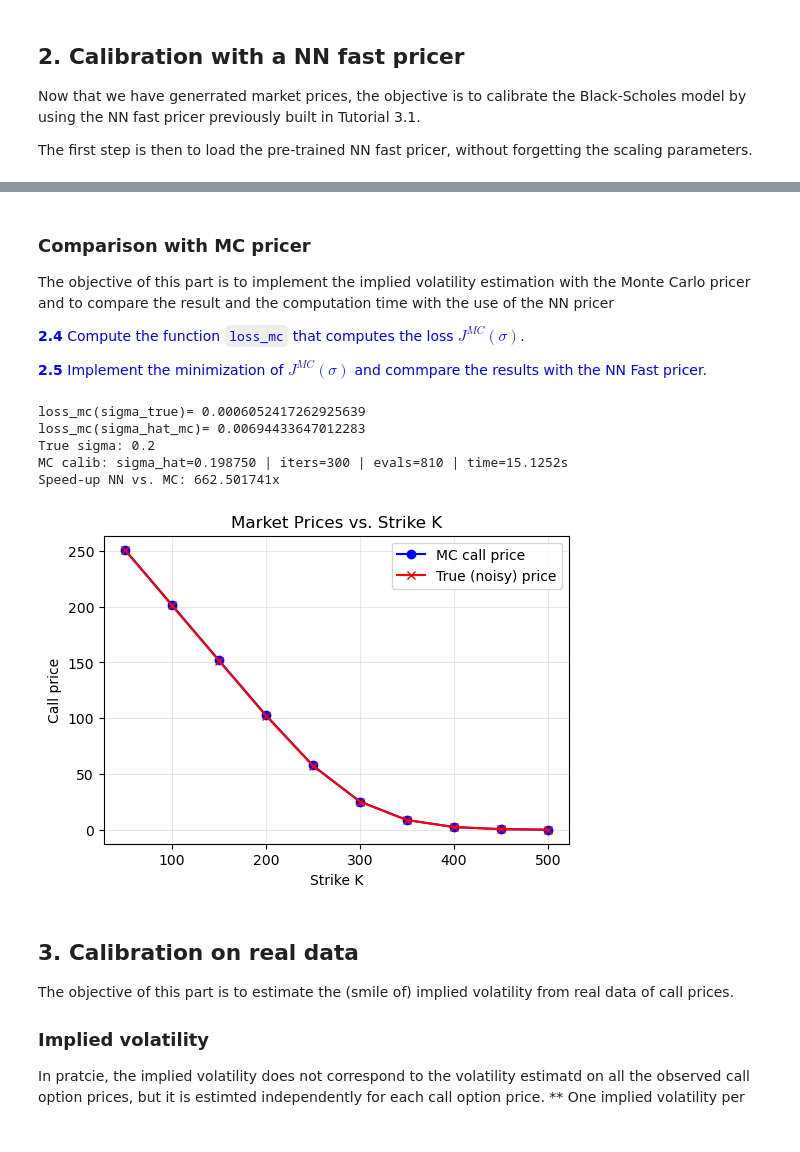
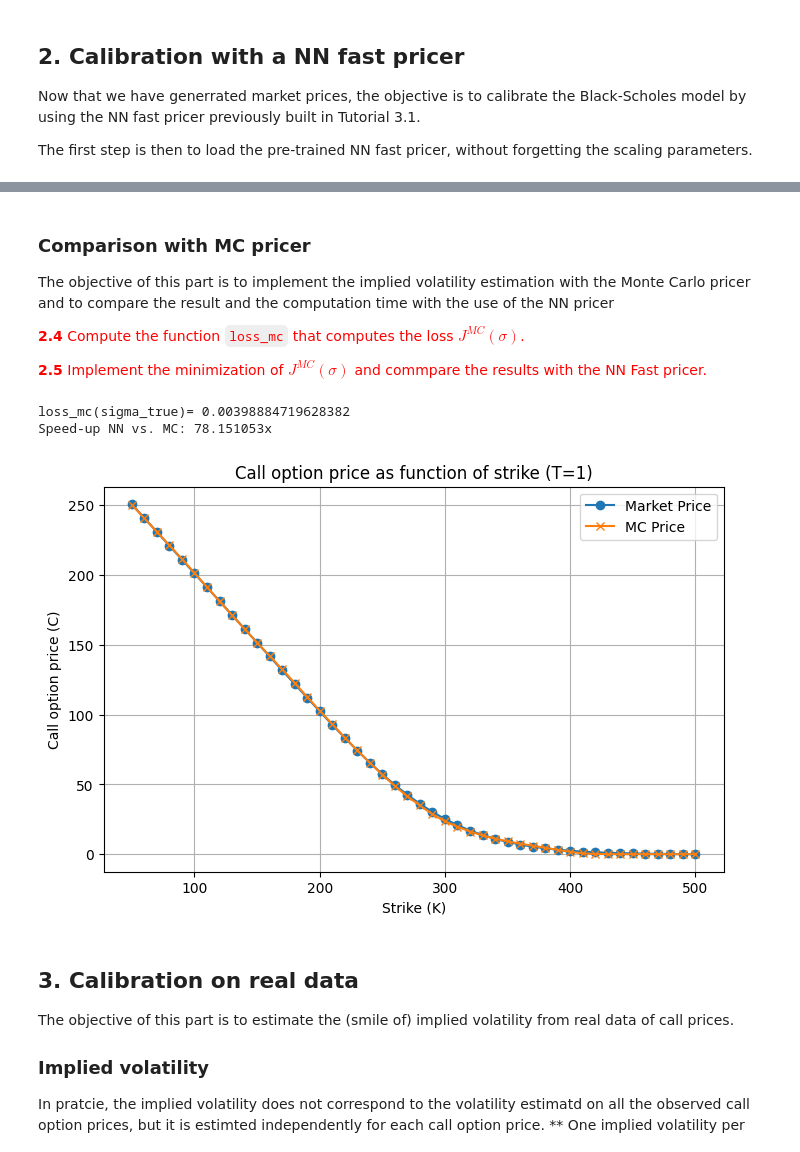
Before and after one commit to RaynorEtienn/Deep-Learning-in-Finance, a Jupyter notebook: Day 3/DLF_3_2_Calibration_NN.ipynb, the cells around one changed output, grey strips where cells are left out. Cells and saved outputs as stored; diff of their text form; code cells hidden in the pictures.

```diff
--- a/Day 3/DLF_3_2_Calibration_NN.ipynb
+++ b/Day 3/DLF_3_2_Calibration_NN.ipynb
@@ -301,37 +374,68 @@ NN calib: sigma_hat=0.200391 | iters=14 | evals=28 | time=0.0228s
 
 The objective of this part is to implement the implied volatility estimation with the Monte Carlo pricer and to compare the result and the computation time with the use of the NN pricer
 
-<span style="color: blue;">**2.4** Compute the function `loss_mc` that computes the loss $J^{MC}(\sigma)$.</span>
+<span style="color: red;">**2.4** Compute the function `loss_mc` that computes the loss $J^{MC}(\sigma)$.</span>
 
-<span style="color: blue;">**2.5** Implement the minimization of $J^{MC}(\sigma)$ and commpare the results with the NN Fast pricer.</span>
+<span style="color: red;">**2.5** Implement the minimization of $J^{MC}(\sigma)$ and commpare the results with the NN Fast pricer.</span>
 # %%
 def loss_mc(sigma):
-    # YOUR CODE HERE
+    C = mc_call_price(
+        sigma * np.ones_like(K_mkt),
+        r * np.ones_like(K_mkt),
+        S0,
+        K_mkt,
+        T_mkt,
+        n_simulations=200_000,
+    )
+    return np.mean((C - C_mkt) ** 2)
 
-print('loss_mc(sigma_true)=', loss_mc([sigma_true]))
+print("loss_mc(sigma_true)=", loss_mc([sigma_true]))
 
 
-
+# Minimize (loss, x0, method, bouds, options)
 t2 = perf_counter()
-
-# Minimize (loss, x0, method, bouds, options)
+res = minimize(
+    loss_mc,
+    x0=np.array([sigma_0]),
+    method="Nelder-Mead",
+    bounds=[SIGMA_BOUNDS],
+    options={"maxiter": 300},
+)
+t3 = perf_counter()
 
 
-t3 = perf_counter()
-
-print(f'Speed-up NN vs. MC: {(t3-t2)/(t1-t0):4f}x')
-
 # Computation of prices with the estimated volatility
+sigma_imp_mc = res.x[0]
+print(f"Speed-up NN vs. MC: {(t3-t2)/(t1-t0):4f}x")
 
 
 # Plot Results
+X = build_features(
+    sigma_imp_mc * np.ones_like(K_mkt),
+    r * np.ones_like(K_mkt),
+    S0 * np.ones_like(K_mkt),
+    K_mkt,
+    T_mkt,
+)
+C_mc = nn_price_call(model, scaler_X, scaler_y, X).reshape(-1)
+mask = (T_mkt == 1)
+k_plot = K_mkt[mask]
+C_mkt_plot = C_mkt[mask]
+C_mc_plot = C_mc[mask]
+
+plt.figure(figsize=(8, 5))
+plt.plot(k_plot, C_mkt_plot, label="Market Price", marker="o")
+plt.plot(k_plot, C_mc_plot, label="MC Price", marker="x")
+plt.title("Call option price as function of strike (T=1)")
+plt.xlabel("Strike (K)")
+plt.ylabel("Call option price (C)")
+plt.grid()
+plt.legend()
+plt.show()
 # %% [output]
-loss_mc(sigma_true)= 0.0006052417262925639
-loss_mc(sigma_hat_mc)= 0.00694433647012283
-True sigma: 0.2
-MC calib: sigma_hat=0.198750 | iters=300 | evals=810 | time=15.1252s
-Speed-up NN vs. MC: 662.501741x
+loss_mc(sigma_true)= 0.00398884719628382
+Speed-up NN vs. MC: 78.151053x
-[figure, old version]
+[figure, new version]
 # %% [markdown]
 ## 3. Calibration on real data
 
```
Also changed, not shown: parts of 13 cells of this notebook, 1 other file.
